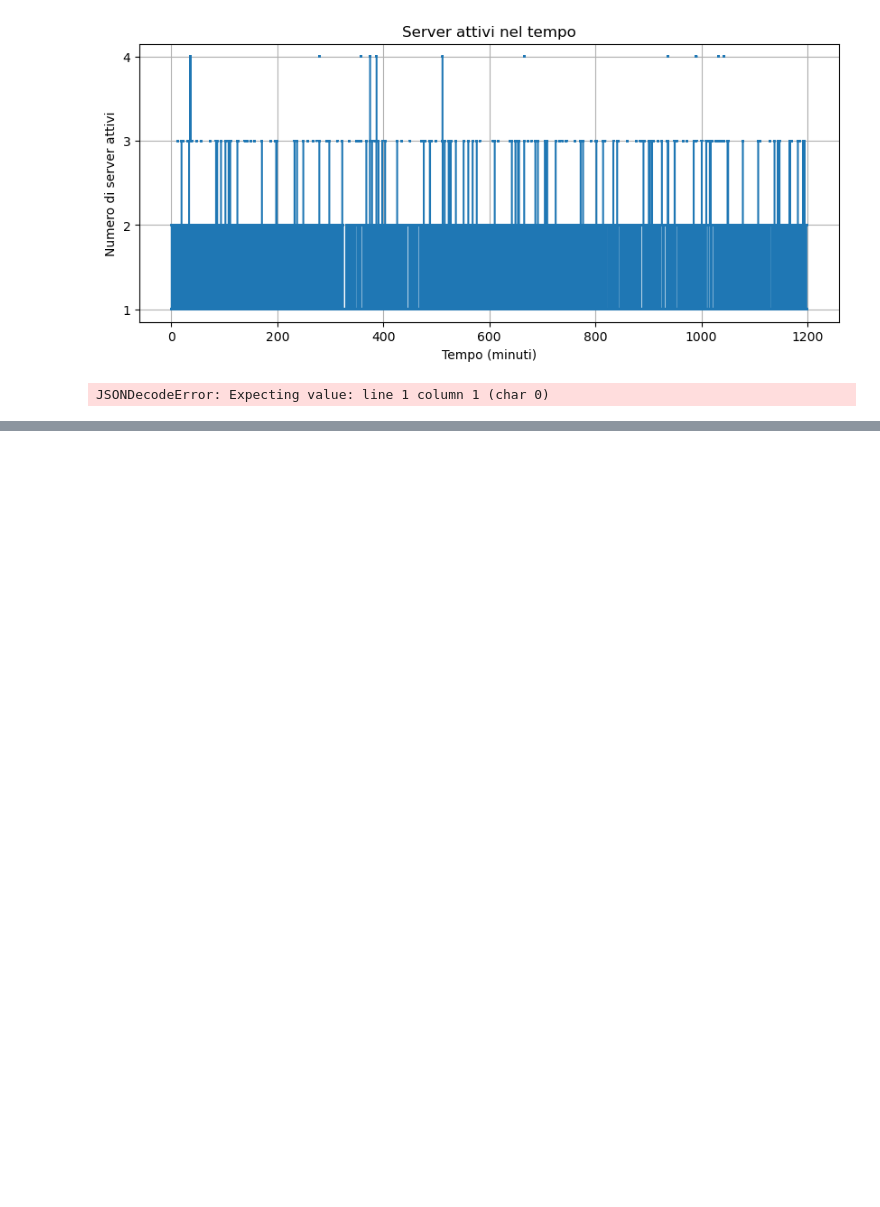
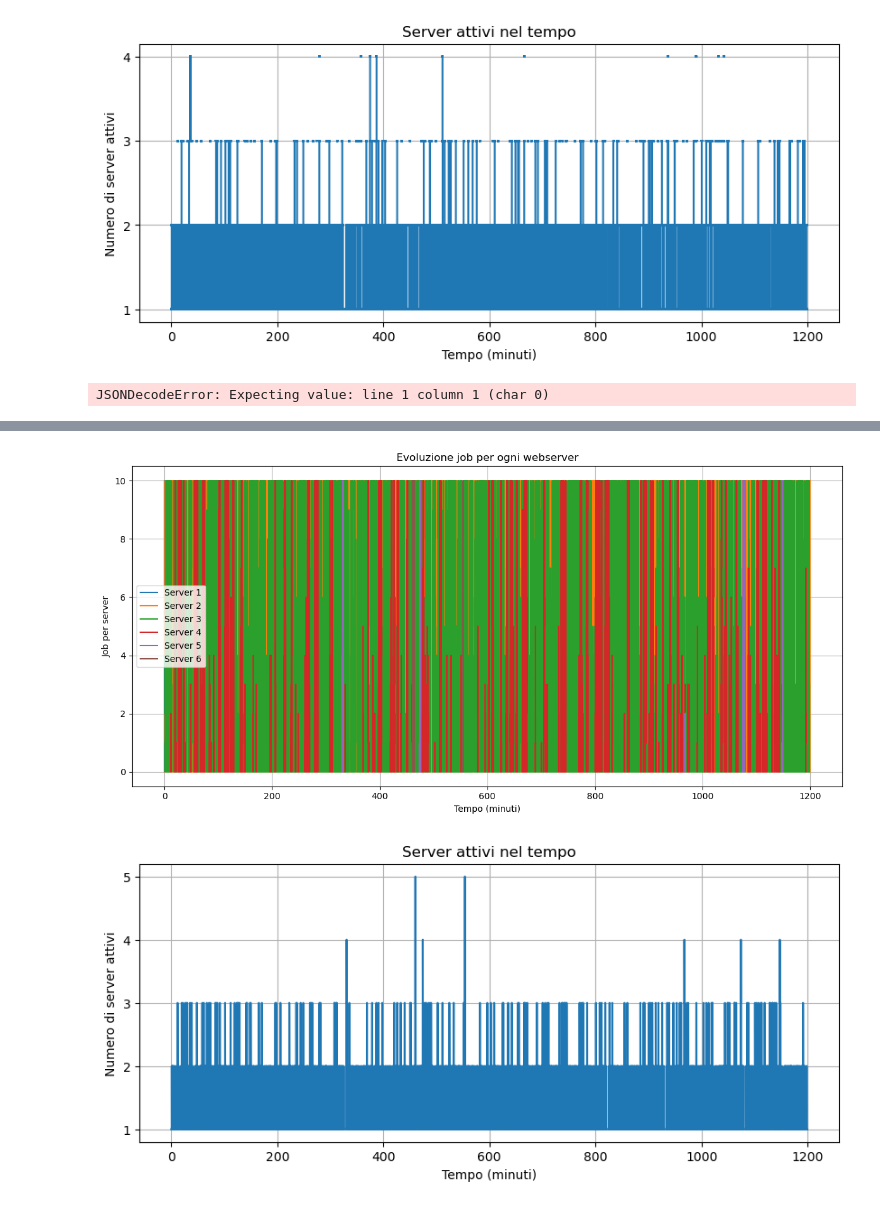
Before and after one commit to flavio-simonelli/LoadBalancingSimulation, a Jupyter notebook: output/PlotPrinter.ipynb, the cells around one changed output, grey strips where cells are left out. Drawn from its saved outputs; the diff is of its cells as text; code cells hidden in the pictures; blank space fills up the shorter version.

```diff
--- a/output/PlotPrinter.ipynb
+++ b/output/PlotPrinter.ipynb
@@ -99,35 +107,64 @@ plt.show()
 # %%
 import pandas as pd
 import json
 import matplotlib.pyplot as plt
 
-# Carica CSV senza header
-df = pd.read_csv("csv/Servers.csv", header=None, names=[
-    "timestamp", "active_jobs_per_webserver", "active_web_servers", "spike_jobs"
-])
+# 📥 Carica il CSV con header
+df = pd.read_csv("csv/Servers.csv", dtype={"timestamp": float})
 
-# Parser della colonna con la lista
+# Se vuoi avere interi ma con NA ammessi
+df["active_web_servers"] = pd.to_numeric(df["active_web_servers"], errors="coerce").astype("Int64")
+
+# 🔎 Parser per la colonna active_jobs_per_webserver (es. "[null,3]")
 def parse_jobs(val):
     if pd.isna(val):
         return []
     s = str(val).strip()
     if s == "" or s.lower() == "nan":
         return []
     try:
-        return json.loads(s)          # "[null,3]" → [None, 3]
+        return json.loads(s)   # "[null,3]" -> [None, 3]
     except Exception:
         return []
 
 df["jobs_list"] = df["active_jobs_per_webserver"].apply(parse_jobs)
 
-# Numero massimo di server che compaiono
+# 🔢 Numero massimo di server che compaiono
 max_servers = int(df["jobs_list"].apply(len).max() or 0)
 
-# Espansione in colonne server_1, server_2, ...
+# 🔄 Espansione in colonne server_1, server_2, ...
 for i in range(max_servers):
     df[f"server_{i+1}_jobs"] = df["jobs_list"].apply(
         lambda lst: lst[i] if i < len(lst) else None
     )
 
-# Converte timestamp in minuti
+# ⏱️ Converte timestamp in minuti
 minutes = df["timestamp"] / 60.0
+
+# 📈 Grafico: evoluzione job per server
+plt.figure(figsize=(12, 6))
+for i in range(max_servers):
+    plt.step(minutes, df[f"server_{i+1}_jobs"], where="post", label=f"Server {i+1}")
+
+plt.xlabel("Tempo (minuti)")
+plt.ylabel("Job per server")
+plt.title("Evoluzione job per ogni webserver")
+plt.grid(True)
+plt.legend()
+plt.tight_layout()
+plt.show()
+
+# 📈 Grafico: numero di server attivi nel tempo
+plt.figure(figsize=(10, 4))
+plt.step(minutes, df["active_web_servers"], where="post")
+plt.xlabel("Tempo (minuti)")
+plt.ylabel("Numero di server attivi")
+plt.title("Server attivi nel tempo")
+plt.grid(True)
+plt.yticks(
+    range(int(df["active_web_servers"].min()), int(df["active_web_servers"].max()) + 1)
+)
+plt.show()
+# %% [output]
+[figure, added]
+[figure, added]
```
Also changed, not shown: parts of 1 cell of this notebook, 5 other files.
